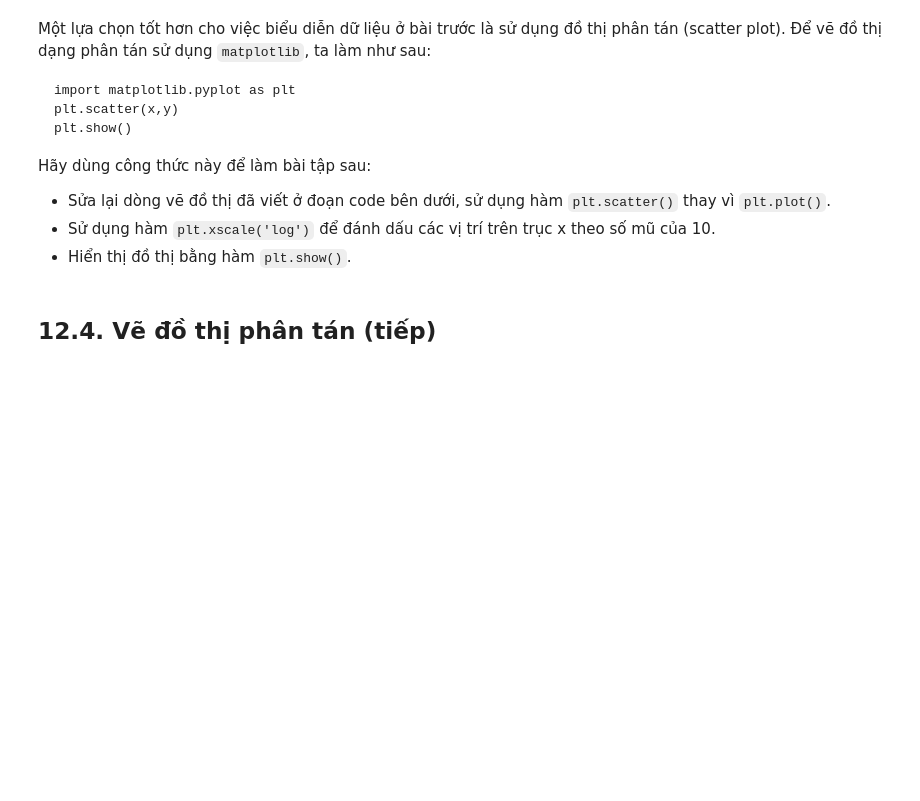
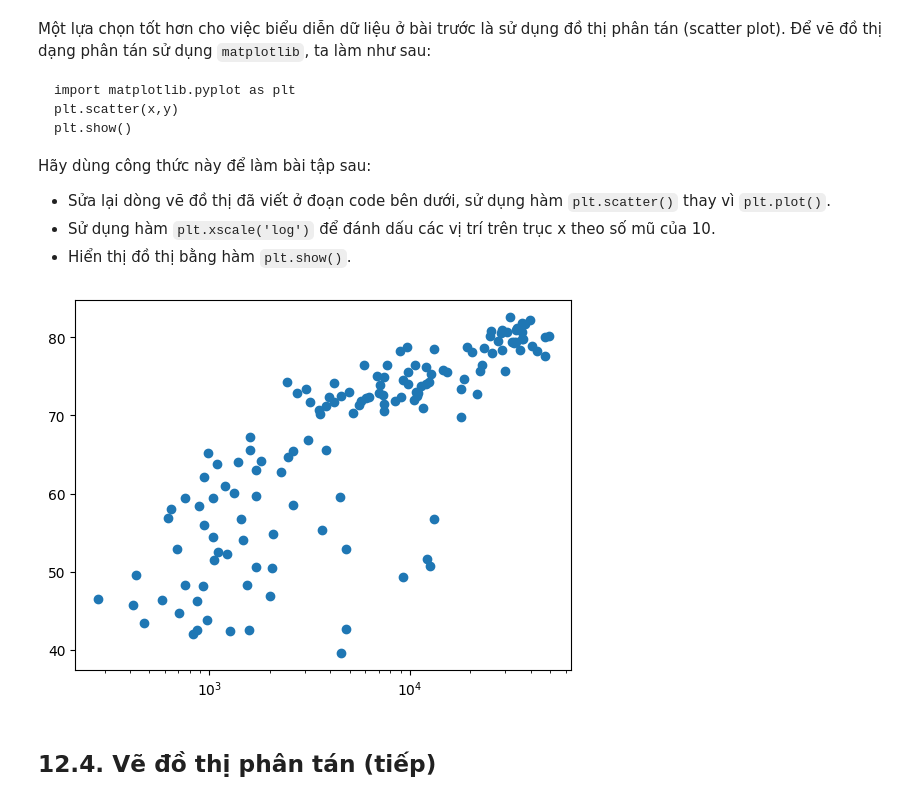
Before and after one commit to tano-dev/Pattern-Recognition-and-Machine-Learning, a Jupyter notebook: Week 1/01_baitap.ipynb, the cells around one changed output. Cells and saved outputs as stored; diff of their text form; code cells hidden in the pictures; blank space fills up the shorter version.

```diff
--- a/Week 1/01_baitap.ipynb
+++ b/Week 1/01_baitap.ipynb
@@ -1635,11 +1749,14 @@ life_exp = [43.828000000000003, 76.423000000000002, 72.301000000000002, 42.73100
 
 # sửa lại dòng code sau để sử dụng hàm scatter
-plt.plot(gdp_cap, life_exp)
+plt.scatter(gdp_cap, life_exp)
 
 # sử dụng hàm xscale để đánh dấu các vị trí trên trục x theo số mũ của 10
-
+plt.xscale("log")
 
 # Show plot
+plt.show()
+# %% [output]
+[figure, added]
 # %% [markdown]
 ## 12.4. Vẽ đồ thị phân tán (tiếp)
 # %% [markdown]
```
Also changed, not shown: parts of 42 cells of this notebook.
